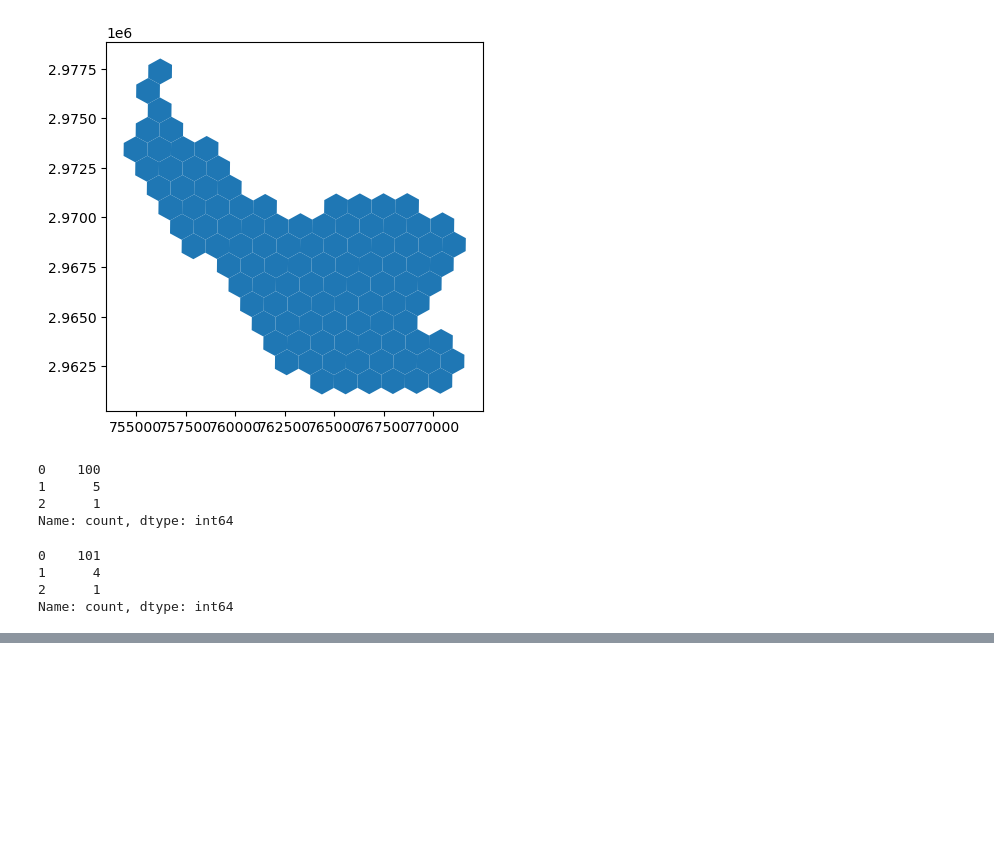
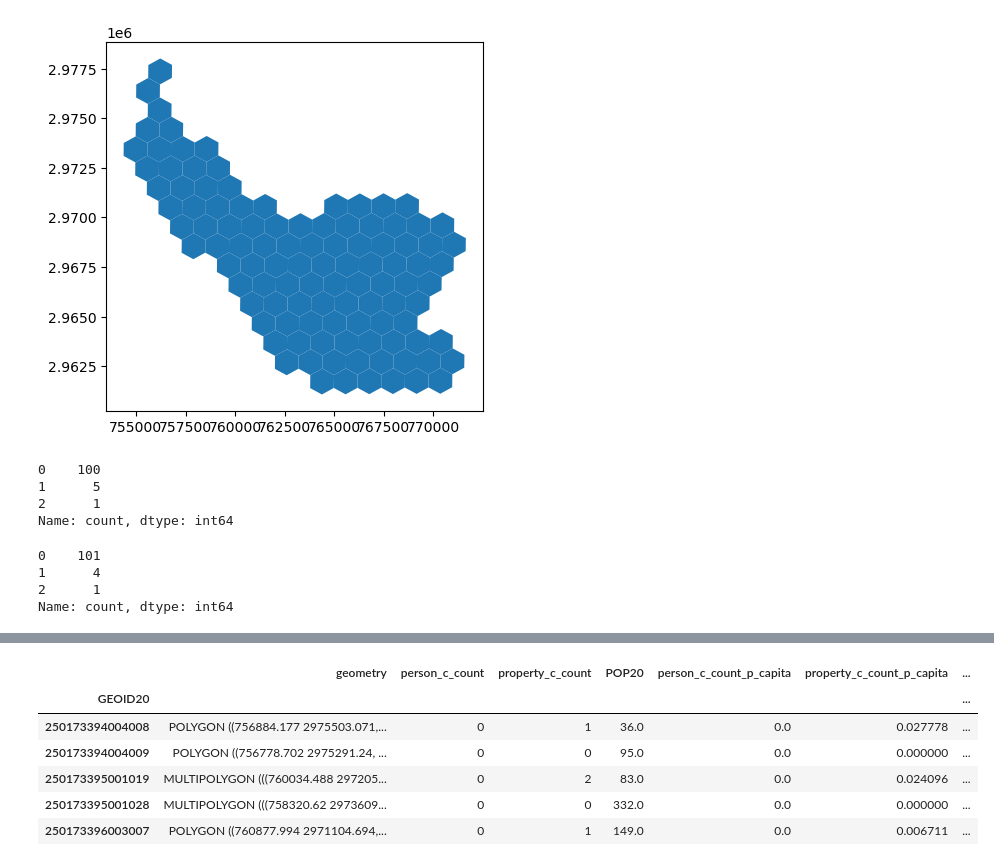
Before and after one commit to meade68/DACSS_690D_Week09_HW2, a Jupyter notebook: code.ipynb, the cells around one changed output, grey strips where cells are left out. Drawn from its saved outputs; the diff is of its cells as text; code cells hidden in the pictures; blank space fills up the shorter version.

```diff
--- a/code.ipynb
+++ b/code.ipynb
@@ -302,10 +302,20 @@ fj_property_c = mapclassify.FisherJenks(theVar2, k=K)
 pd.Series(fj_property_c.yb).value_counts().sort_index()
 
 # Fix: Use fj_property_c instead of fj_person_c and make sure column name matches
-dissolved['person_c_count_p_capita'] = fj_property_c.yb
+dissolved['person_c_bin'] = fj_property_c.yb
 # Make sure newLabelsForLevels is defined before using it
 # If newLabelsForLevels is defined elsewhere, use this line:
-dissolved.replace({'property_c_bin': newLabelsForLevels}, inplace=True)
+dissolved.replace({'person_c_bin': newLabelsForLevels}, inplace=True)
+# %%
+dissolved.head()
+# %% [output]
+|  | geometry | person_c_count | property_c_count | POP20 | person_c_count_p_capita | property_c_count_p_capita | ... |
+| GEOID20 |  |  |  |  |  |  | ... |
+| 250173394004008 | POLYGON ((756884.177 2975503.071,... | 0 | 1 | 36.0 | 0.0 | 0.027778 | ... |
+| 250173394004009 | POLYGON ((756778.702 2975291.24, ... | 0 | 0 | 95.0 | 0.0 | 0.000000 | ... |
+| 250173395001019 | MULTIPOLYGON (((760034.488 297205... | 0 | 2 | 83.0 | 0.0 | 0.024096 | ... |
+| 250173395001028 | MULTIPOLYGON (((758320.62 2973609... | 0 | 0 | 332.0 | 0.0 | 0.000000 | ... |
+| 250173396003007 | POLYGON ((760877.994 2971104.694,... | 0 | 1 | 149.0 | 0.0 | 0.006711 | ... |
 # %%
 dissolved.to_file('somerville_crime.gpkg',driver='GPKG',layer='census_BG_crime_BG')
 areal_somerville.to_file('somerville_crime.gpkg',driver='GPKG',layer='areal_somerville')
```
Also changed, not shown: 1 other file.
